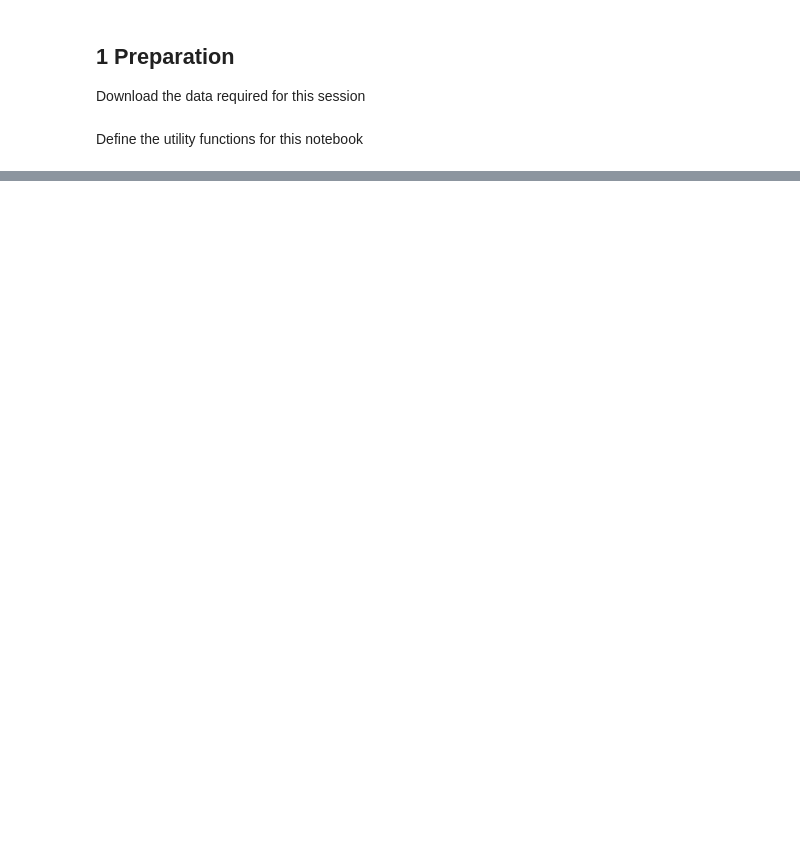
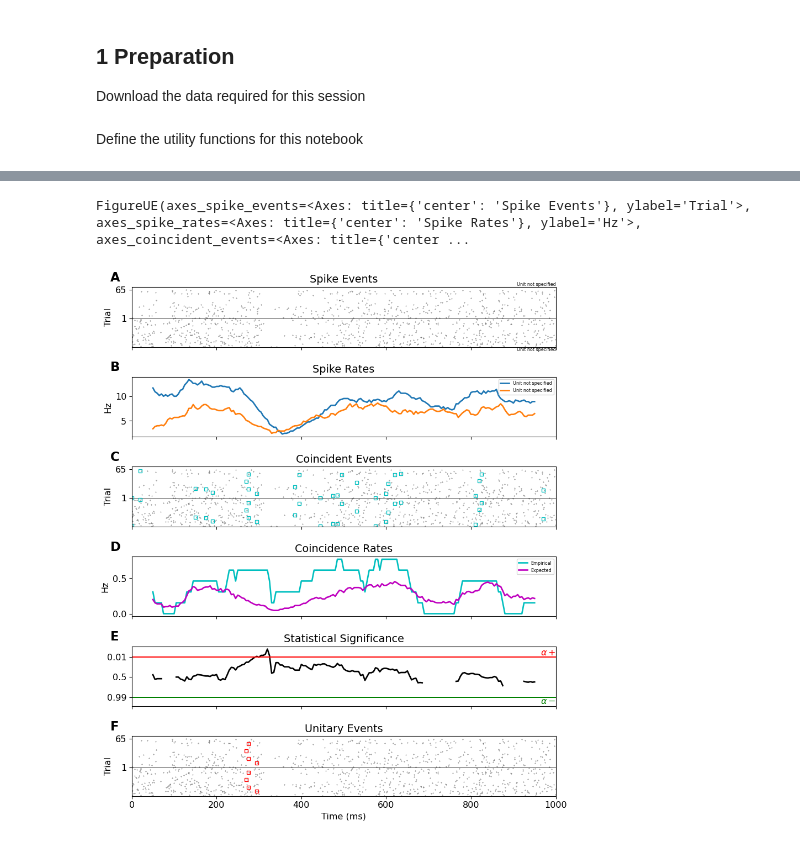
Before and after one commit to 110000111111000/Intro-to-Neural-Spike-Analysis-in-Python, a Jupyter notebook: assign/07_detecting_synchronicity_with_unitary_event_analysis/detecting_synchronicity_with_unitary_event_analysis.ipynb, the cells around one changed output, grey strips where cells are left out. Drawn from its saved outputs; the diff is of its cells as text; code cells hidden in the pictures; blank space fills up the shorter version.

```diff
--- a/assign/07_detecting_synchronicity_with_unitary_event_analysis/detecting_synchronicity_with_unitary_event_analysis.ipynb
+++ b/assign/07_detecting_synchronicity_with_unitary_event_analysis/detecting_synchronicity_with_unitary_event_analysis.ipynb
@@ -407,0 +245,7 @@ plot_ue(trials, UE, significance_level=0.01)
+# %%
+trials = utils.load_spike_trains(unit_ids=[1, 2])
+UE = ue.jointJ_window_analysis(trials)
+plot_ue(trials, UE, significance_level=0.01)
+# %% [output]
+FigureUE(axes_spike_events=<Axes: title={'center': 'Spike Events'}, ylabel='Trial'>, axes_spike_rates=<Axes: title={'center': 'Spike Rates'}, ylabel='Hz'>, axes_coincident_events=<Axes: title={'center ...
+[figure, added]
```
Also changed, not shown: parts of 13 cells of this notebook, 5 other files.
